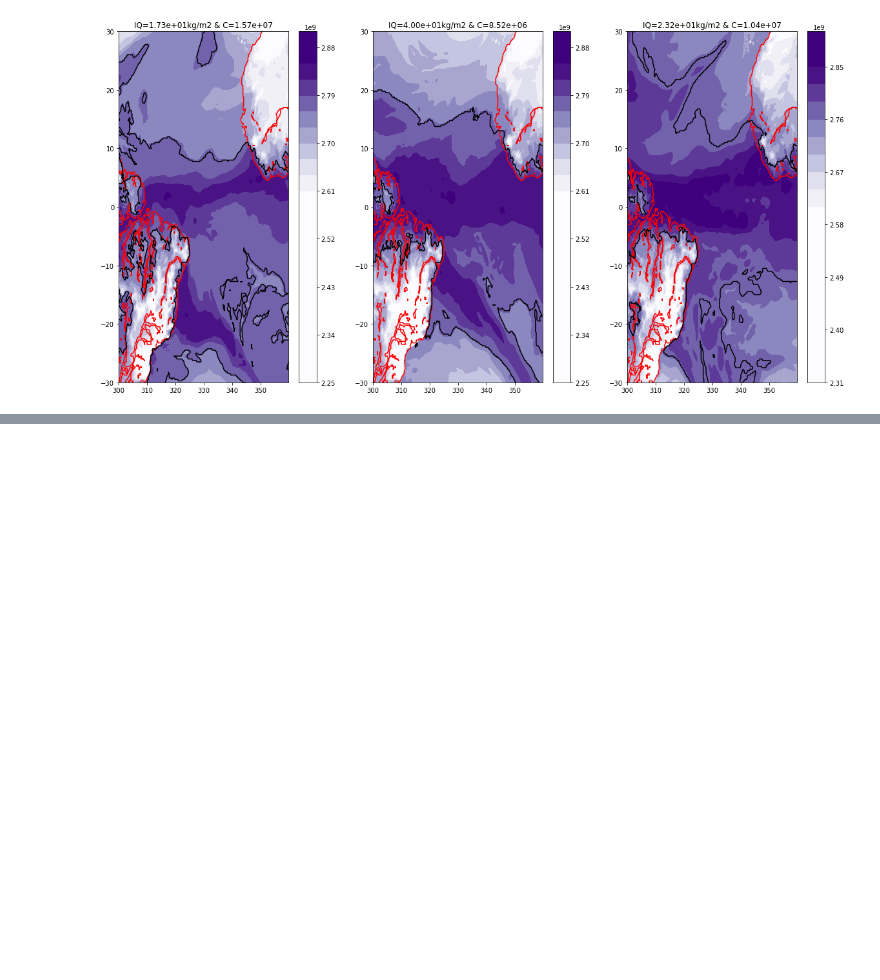
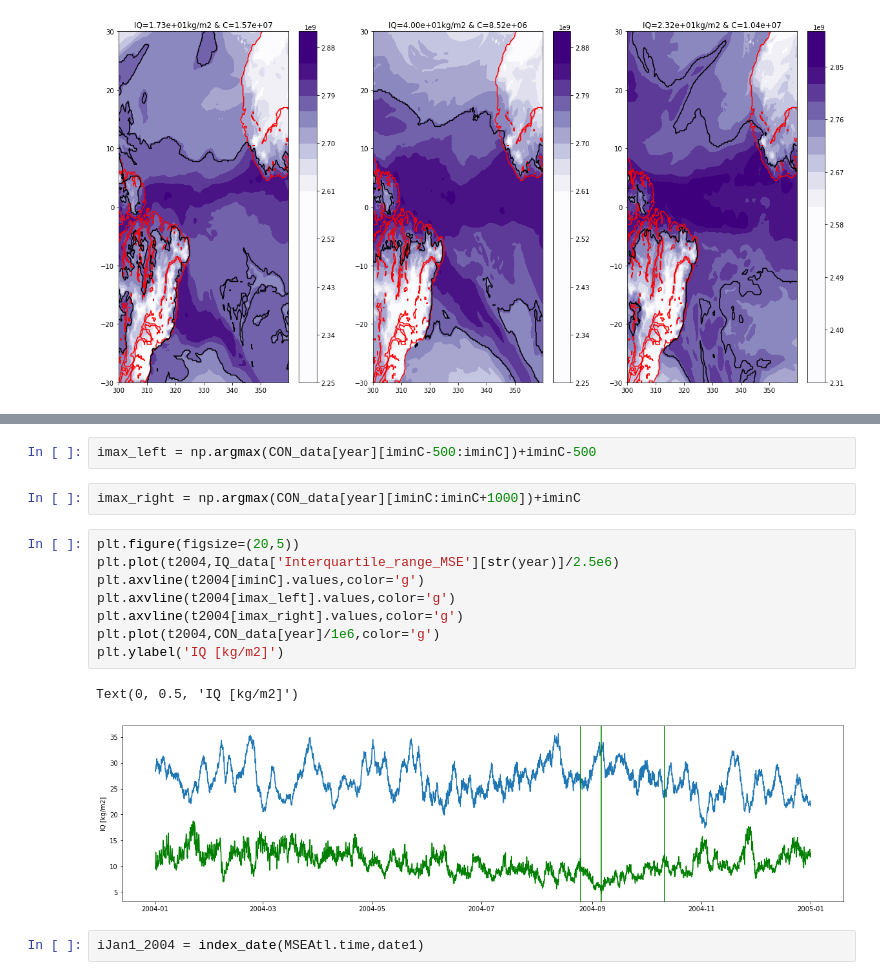
Before and after one commit to tbeucler/2019_WMI, a Jupyter notebook: dev/tbeucler/007_Select_ITCZ_cases.ipynb, the cells around one changed output, grey strips where cells are left out. Cells and saved outputs as stored; diff of their text form; blank space fills up the shorter version.

```diff
--- a/dev/tbeucler/007_Select_ITCZ_cases.ipynb
+++ b/dev/tbeucler/007_Select_ITCZ_cases.ipynb
@@ -269,0 +300,17 @@ Measuring contour length
+# %%
+imax_left = np.argmax(CON_data[year][iminC-500:iminC])+iminC-500
+# %%
+imax_right = np.argmax(CON_data[year][iminC:iminC+1000])+iminC
+# %%
+plt.figure(figsize=(20,5))
+plt.plot(t2004,IQ_data['Interquartile_range_MSE'][str(year)]/2.5e6)
+plt.axvline(t2004[iminC].values,color='g')
+plt.axvline(t2004[imax_left].values,color='g')
+plt.axvline(t2004[imax_right].values,color='g')
+plt.plot(t2004,CON_data[year]/1e6,color='g')
+plt.ylabel('IQ [kg/m2]')
+# %% [output]
+Text(0, 0.5, 'IQ [kg/m2]')
+[figure, added]
+# %%
+iJan1_2004 = index_date(MSEAtl.time,date1)
```
Also changed, not shown: parts of 18 cells of this notebook.
